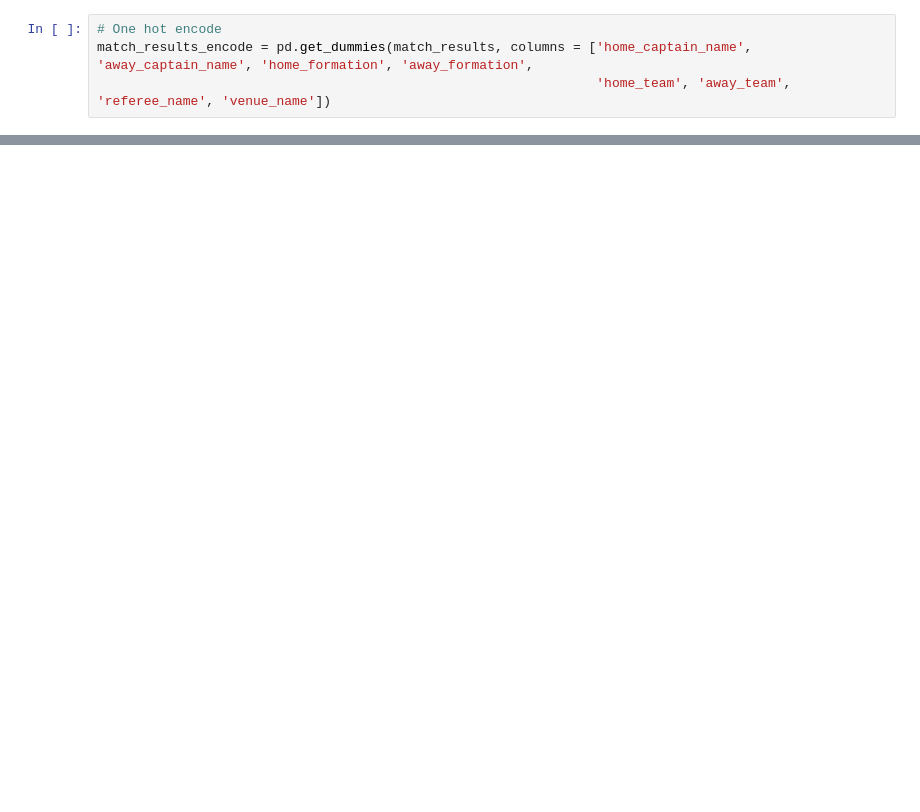
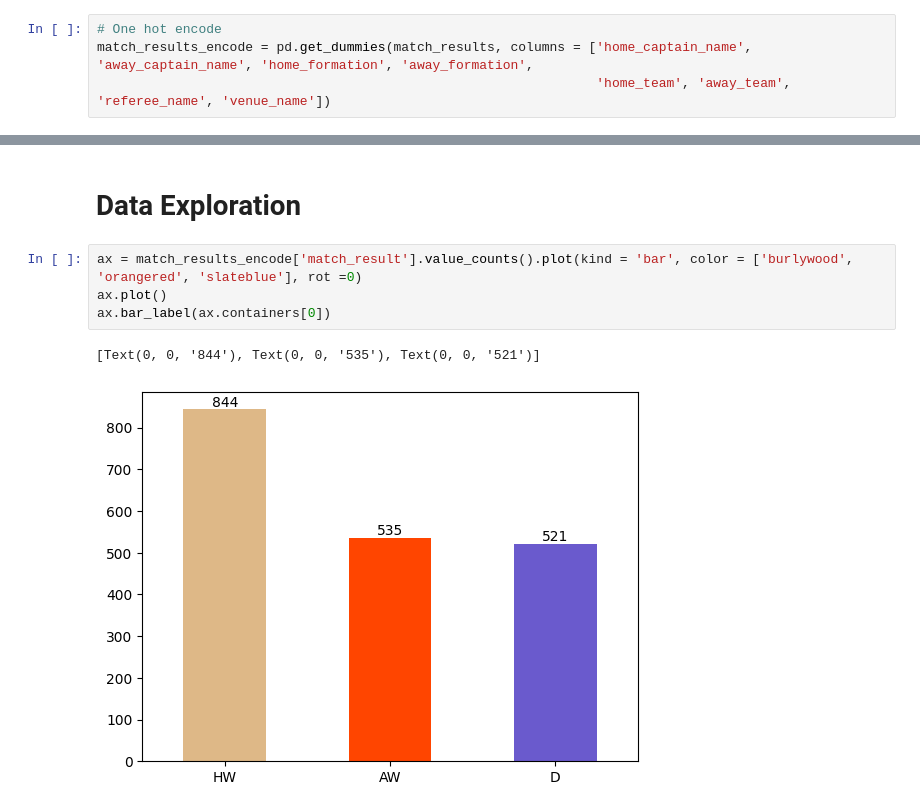
Before and after one commit to natelg1998/laligaproject, a Jupyter notebook: notebooks/data_analysis/laliga_analysis.ipynb, the cells around one changed output, grey strips where cells are left out. Drawn from its saved outputs; the diff is of its cells as text; blank space fills up the shorter version.

```diff
--- a/notebooks/data_analysis/laliga_analysis.ipynb
+++ b/notebooks/data_analysis/laliga_analysis.ipynb
@@ -338,0 +312,9 @@ match_results_encode
+# %% [markdown]
+# Data Exploration
+# %%
+ax = match_results_encode['match_result'].value_counts().plot(kind = 'bar', color = ['burlywood', 'orangered', 'slateblue'], rot =0)
+ax.plot()
+ax.bar_label(ax.containers[0])
+# %% [output]
+[Text(0, 0, '844'), Text(0, 0, '535'), Text(0, 0, '521')]
+[figure, added]
```
Also changed, not shown: parts of 46 cells of this notebook.
